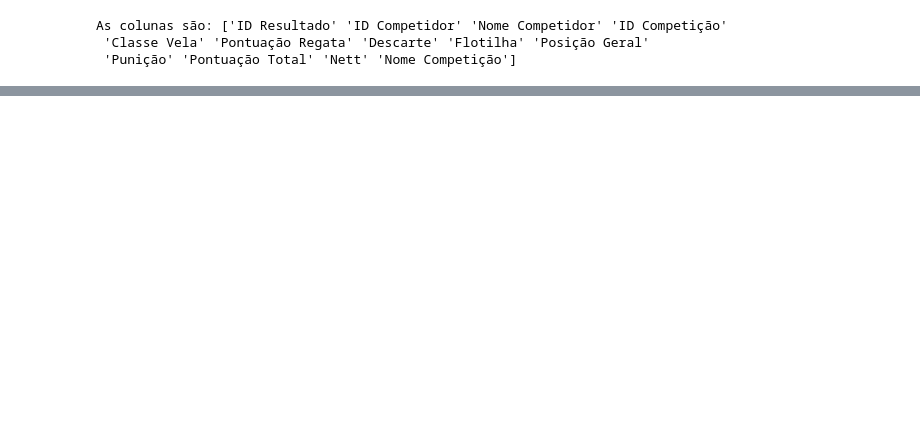
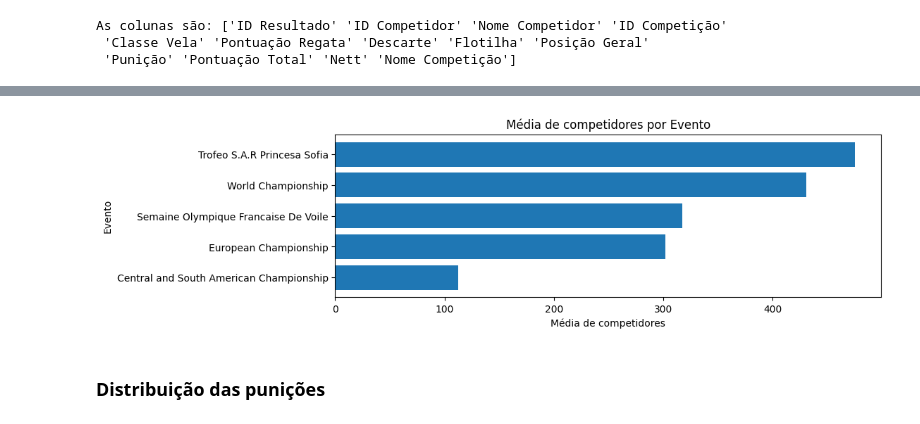
Before and after one commit to cristianolarrea/sailing-rankings, a Jupyter notebook: eda/eda.ipynb, the cells around one changed output, grey strips where cells are left out. Saved outputs shown, nothing was run; the diff lists cells and outputs as text; code cells hidden in the pictures; blank space fills up the shorter version.

```diff
--- a/eda/eda.ipynb
+++ b/eda/eda.ipynb
@@ -222,0 +261,13 @@ for i in ax.containers:
+# %%
+#groups the data per class and then per competition and then counts the unique competitors
+competitors_by_class_and_event = dfProv.groupby(['Evento', 'ID Competição'])['Nome Competidor']\
+                                       .nunique()\
+                                       .sort_values(ascending=False)
+
+#now takes the mean inside each class
+mean_ncompetitors_by_class = competitors_by_class_and_event.groupby('Evento')\
+                                                           .mean()\
+                                                           .sort_values(ascending=True)\
+                                                           .reset_index(name="Média de Competidores")
+
+mean_ncompetitors_by_class
@@ -222,0 +281,12 @@ for i in ax.containers:
+# %%
+#plots the data above
+plt.figure(figsize=(10,3))
+plt.barh(mean_ncompetitors_by_class['Evento'], mean_ncompetitors_by_class['Média de Competidores'])
+plt.title('Média de competidores por Evento')
+plt.xlabel('Média de competidores')
+plt.ylabel('Evento')
+plt.show()
+# %% [output]
+[figure, added]
+# %% [markdown]
+### **Distribuição das punições**
```
Also changed, not shown: parts of 96 cells of this notebook.
